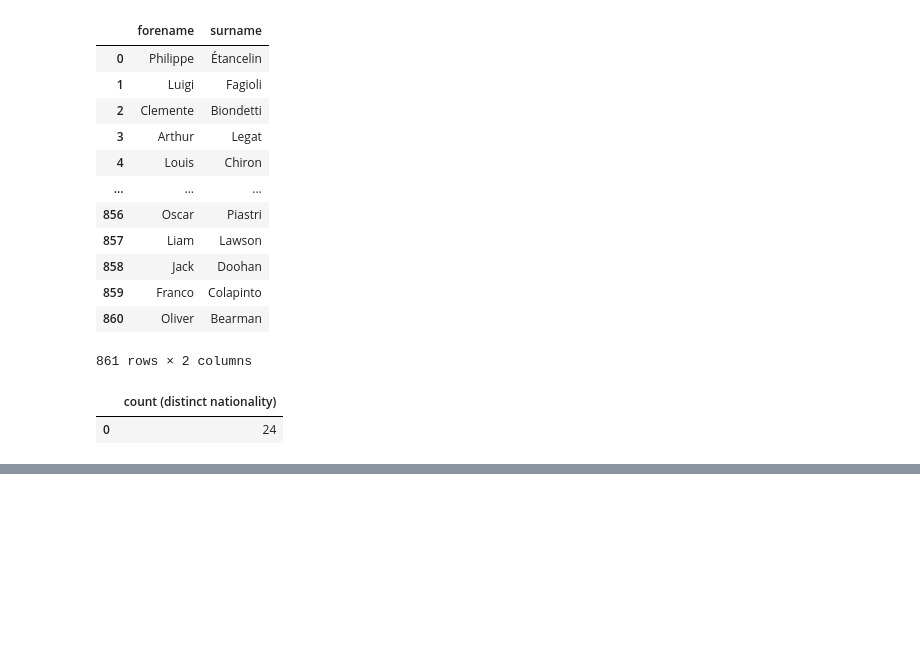
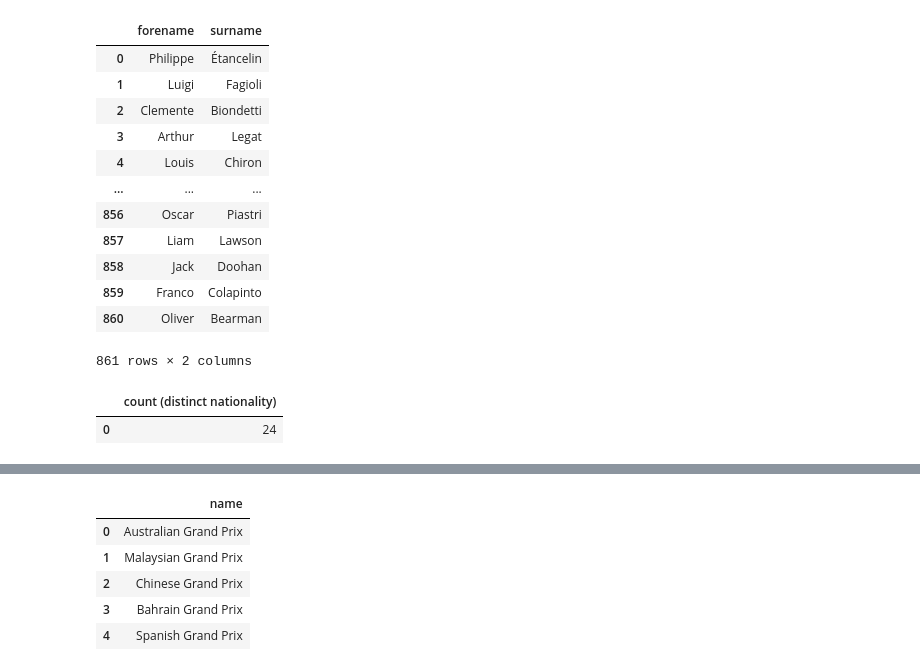
Before and after one commit to roreravi/kevin, a Jupyter notebook: sql-python/ejercicios.ipynb, the cells around one changed output, grey strips where cells are left out. Saved outputs shown, nothing was run; the diff lists cells and outputs as text; code cells hidden in the pictures; blank space fills up the shorter version.

```diff
--- a/sql-python/ejercicios.ipynb
+++ b/sql-python/ejercicios.ipynb
@@ -310,0 +311,17 @@ Pregunta: ¿Cuáles son los nombres (name) de las carreras que incluyen la palab
+# %%
+#¿Cuáles son los nombres (name) de las carreras que incluyen la palabra "Grand" en su nombre? Muestra los primeros 5.
+query = """select name
+           from races
+           where name like '%Grand%'
+           limit 5
+"""
+df = pd.read_sql_query(query, engine)
+# %%
+df
+# %% [output]
+|  | name |
+| 0 | Australian Grand Prix |
+| 1 | Malaysian Grand Prix |
+| 2 | Chinese Grand Prix |
+| 3 | Bahrain Grand Prix |
+| 4 | Spanish Grand Prix |
```
Also changed, not shown: parts of 9 cells of this notebook, 1 other file.
